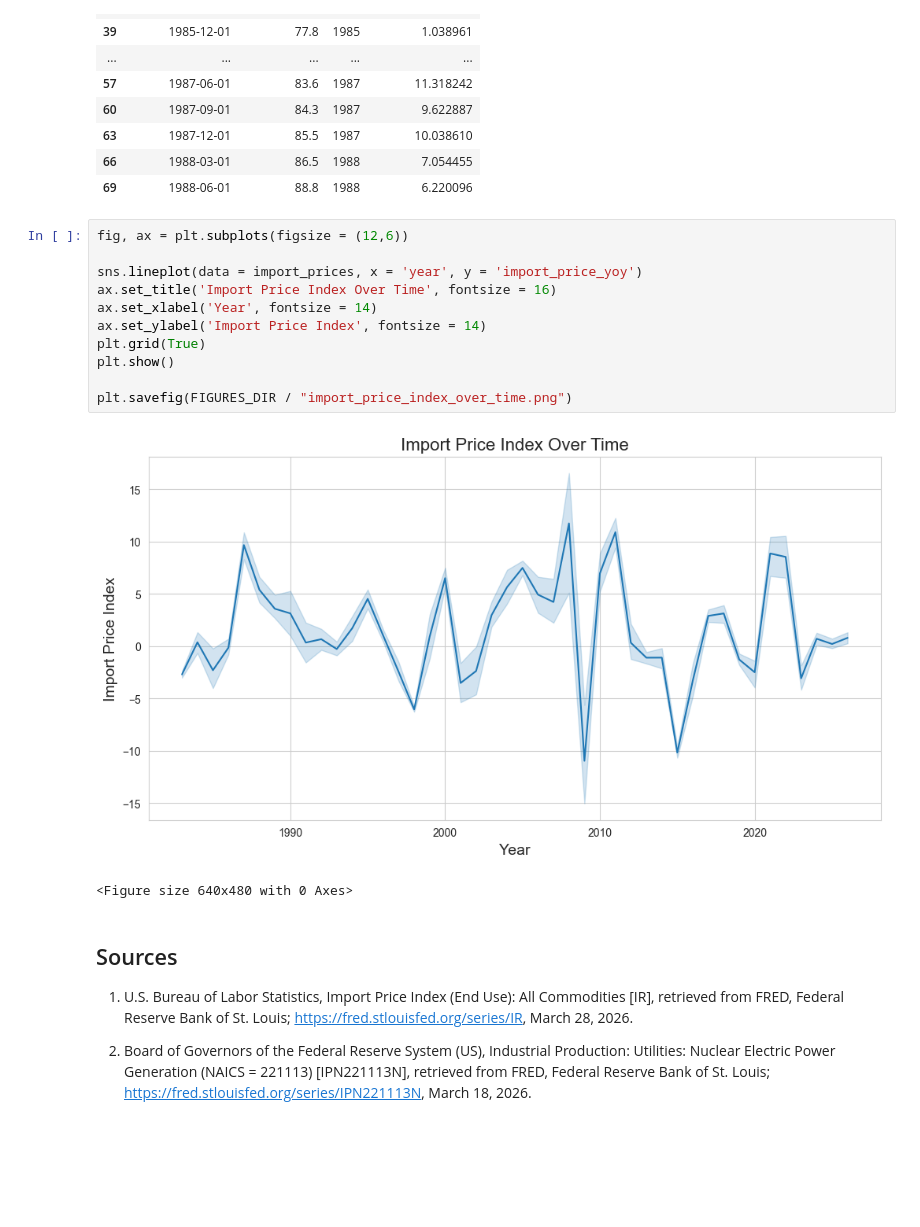
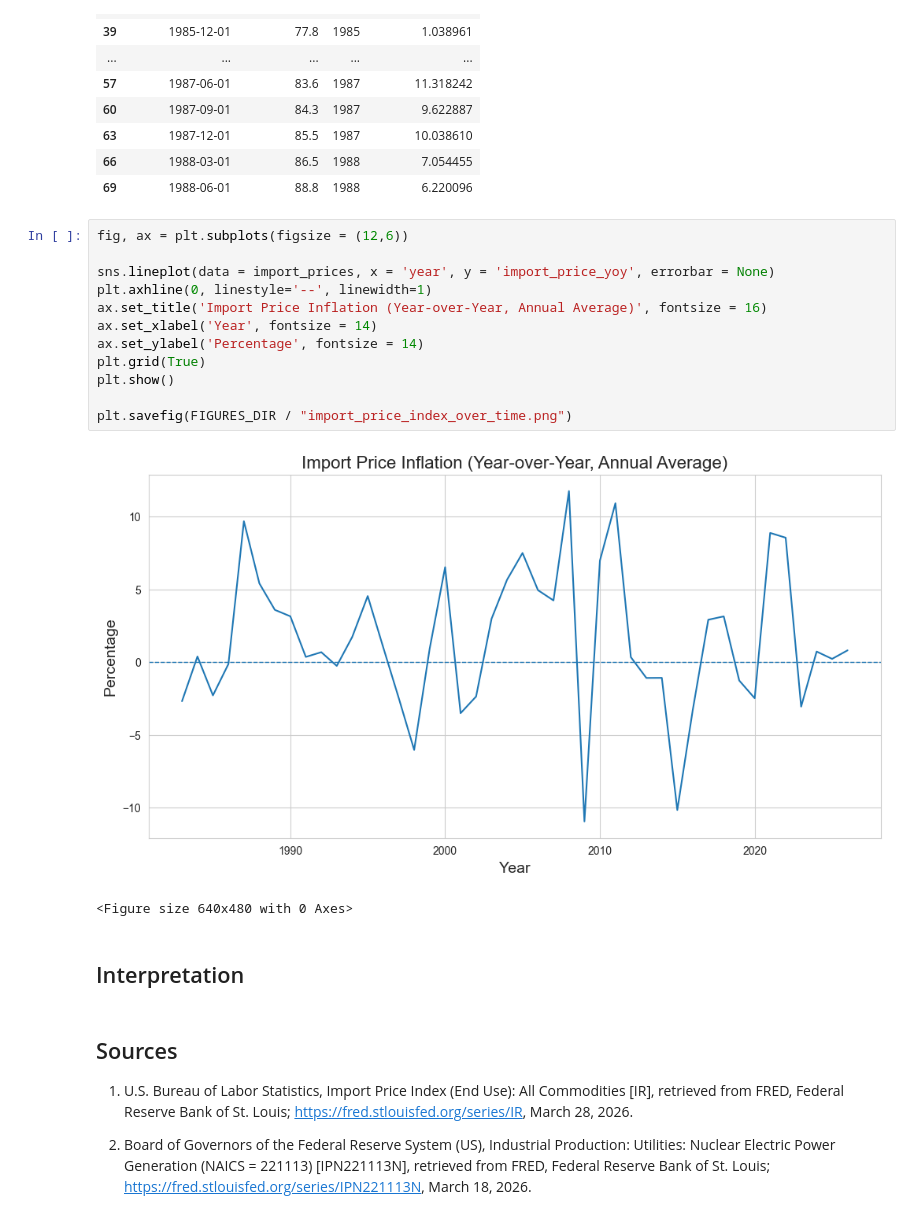
Before and after one commit to DwanjaiOprien/nuclear-energy-fiscal-analysis, a Jupyter notebook: fredNotebookAnalysis/import_price_volatility_brief.ipynb, the cells around one changed output. Drawn from its saved outputs; the diff is of its cells as text; blank space fills up the shorter version.

```diff
--- a/fredNotebookAnalysis/import_price_volatility_brief.ipynb
+++ b/fredNotebookAnalysis/import_price_volatility_brief.ipynb
@@ -106,17 +106,20 @@ import_prices.head(20)
 # %%
 fig, ax = plt.subplots(figsize = (12,6))
 
-sns.lineplot(data = import_prices, x = 'year', y = 'import_price_yoy')
-ax.set_title('Import Price Index Over Time', fontsize = 16)
+sns.lineplot(data = import_prices, x = 'year', y = 'import_price_yoy', errorbar = None)
+plt.axhline(0, linestyle='--', linewidth=1)
+ax.set_title('Import Price Inflation (Year-over-Year, Annual Average)', fontsize = 16)
 ax.set_xlabel('Year', fontsize = 14)
-ax.set_ylabel('Import Price Index', fontsize = 14)
+ax.set_ylabel('Percentage', fontsize = 14)
 plt.grid(True)
 plt.show()
 
 plt.savefig(FIGURES_DIR / "import_price_index_over_time.png")
 # %% [output]
-[figure, old version]
+[figure, new version]
 <Figure size 640x480 with 0 Axes>
+# %% [markdown]
+## Interpretation
 # %% [markdown]
 ## Sources
 
```
Also changed, not shown: 3 other files.
